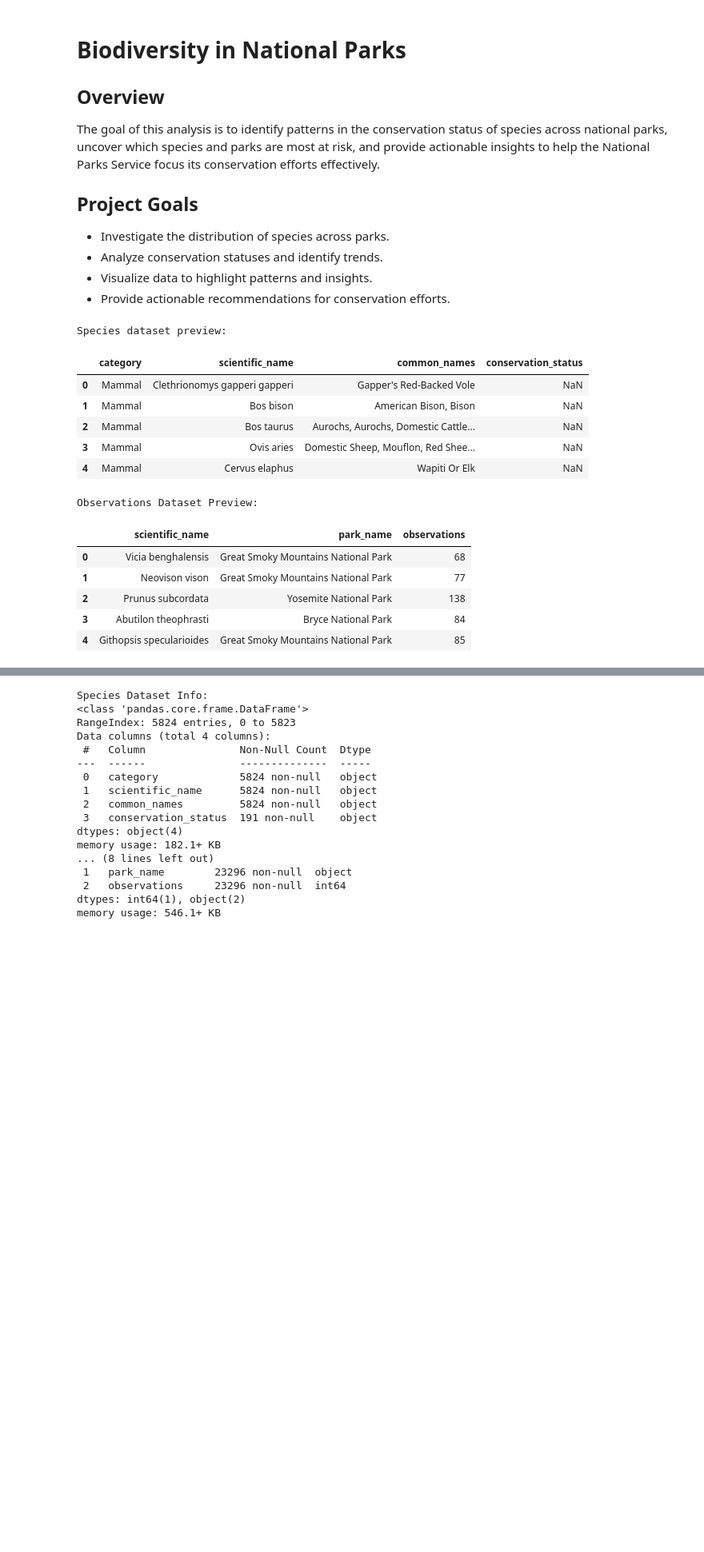
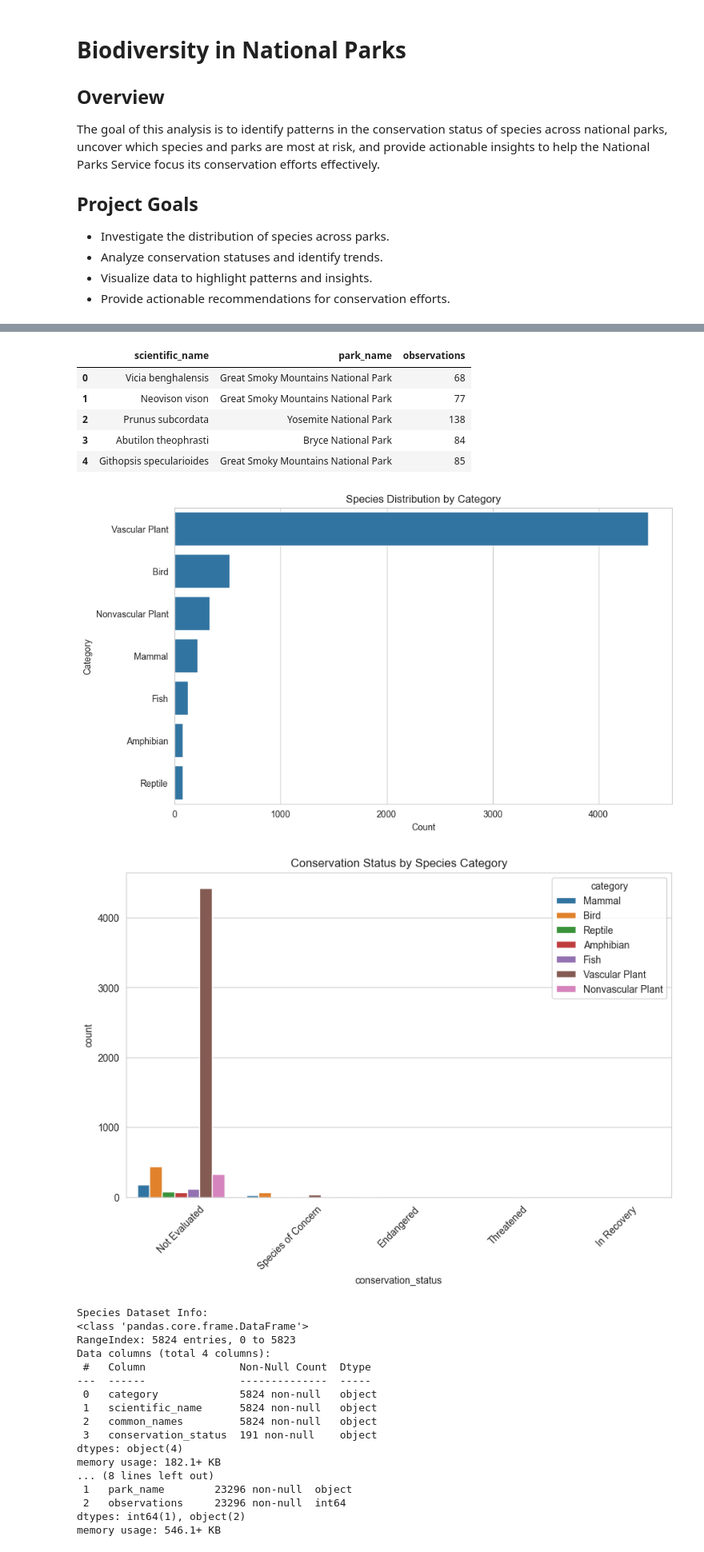
Before and after one commit to DCaputi001/National-Park-Biodiversity, a Jupyter notebook: biodiversity.ipynb, the cells around one changed output, grey strips where cells are left out. Shown at 80% size. Saved outputs shown, nothing was run; the diff lists cells and outputs as text; code cells hidden in the pictures; blank space fills up the shorter version.

Commit message:
Added functions to improve readability and modularize. INcluding new visualization using sctterplots.

```diff
--- a/biodiversity.ipynb
+++ b/biodiversity.ipynb
@@ -22,27 +17,0 @@ plt.rcParams['figure.figsize'] = (10,6)
-# %%
-# we will use pandas to load our csv files.
-
-species = pd.read_csv('species_info.csv')
-observations = pd.read_csv('observations.csv')
-
-#preview the dataset using head(). This will just allow us to make sure that the data set is loading properly.
-print("Species dataset preview: ")
-display(species.head())
-
-print("\nObservations Dataset Preview:")
-display(observations.head())
-# %% [output]
-Species dataset preview:
-|  | category | scientific_name | common_names | conservation_status |
-| 0 | Mammal | Clethrionomys gapperi gapperi | Gapper's Red-Backed Vole | NaN |
-| 1 | Mammal | Bos bison | American Bison, Bison | NaN |
-| 2 | Mammal | Bos taurus | Aurochs, Aurochs, Domestic Cattle... | NaN |
-| 3 | Mammal | Ovis aries | Domestic Sheep, Mouflon, Red Shee... | NaN |
-| 4 | Mammal | Cervus elaphus | Wapiti Or Elk | NaN |
-Observations Dataset Preview:
-|  | scientific_name | park_name | observations |
-| 0 | Vicia benghalensis | Great Smoky Mountains National Park | 68 |
-| 1 | Neovison vison | Great Smoky Mountains National Park | 77 |
-| 2 | Prunus subcordata | Yosemite National Park | 138 |
-| 3 | Abutilon theophrasti | Bryce National Park | 84 |
-| 4 | Githopsis specularioides | Great Smoky Mountains National Park | 85 |
@@ -48,0 +65,32 @@ Observations Dataset Preview:
+# %%
+def plot_species_distribution(species):
+    sns.countplot(data=species, y='category', order=species['category'].value_counts().index)
+    plt.title('Species Distribution by Category')
+    plt.xlabel('Count')
+    plt.ylabel('Category')
+    plt.show()
+# %%
+def plot_conservation_status(species):
+    sns.countplot(data=species, x='conservation_status', hue='category')
+    plt.title('Conservation Status by Species Category')
+    plt.xticks(rotation=45)
+    plt.show()
+# %%
+# File paths
+species_file = 'species_info.csv'
+observations_file = 'observations.csv'
+
+# Modularized loading and cleaning
+species_data, observations_data = load_data(species_file, observations_file)
+species_data = clean_species_data(species_data)
+
+# Configure visualizations
+configure_visualizations()
+
+# Preview datasets
+preview_datasets(species_data, observations_data)
+
+# Perform visualizations
+plot_species_distribution(species_data)
+plot_conservation_status(species_data)
+# %% [output]
@@ -49,3 +105,11 @@ Observations Dataset Preview:
+|  | scientific_name | park_name | observations |
+| 0 | Vicia benghalensis | Great Smoky Mountains National Park | 68 |
+| 1 | Neovison vison | Great Smoky Mountains National Park | 77 |
+| 2 | Prunus subcordata | Yosemite National Park | 138 |
+| 3 | Abutilon theophrasti | Bryce National Park | 84 |
+| 4 | Githopsis specularioides | Great Smoky Mountains National Park | 85 |
+[figure, added]
+[figure, added]
 # %%
 #Checking the structure of the datasets. Here we can identify information such as number of rows and column/ column names and data types.
 print("Species Dataset Info:")
```
Also changed, not shown: parts of 4 cells of this notebook.
